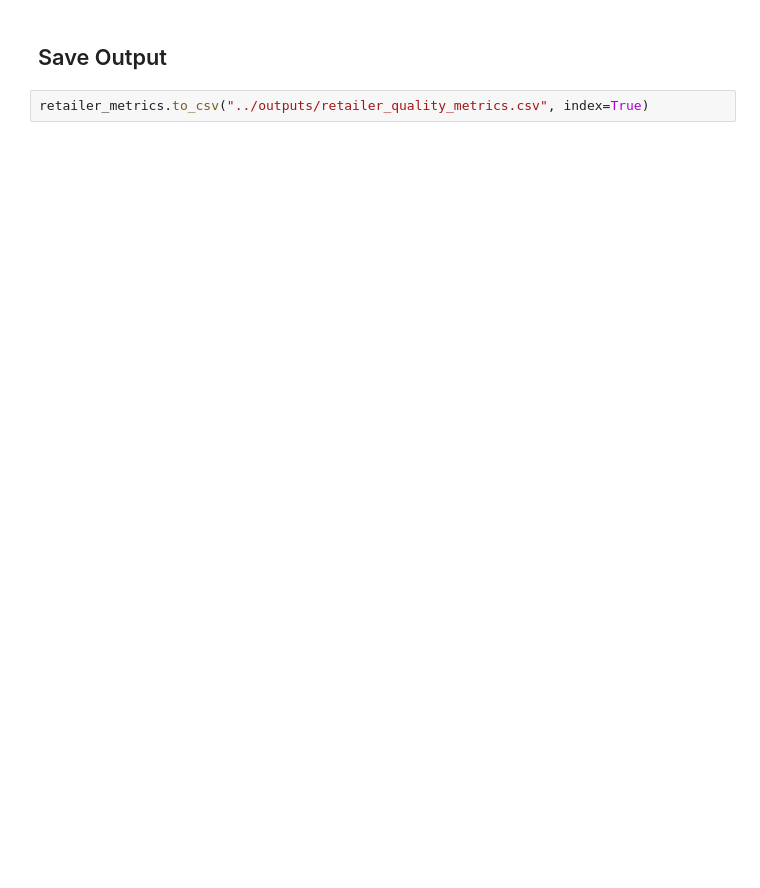
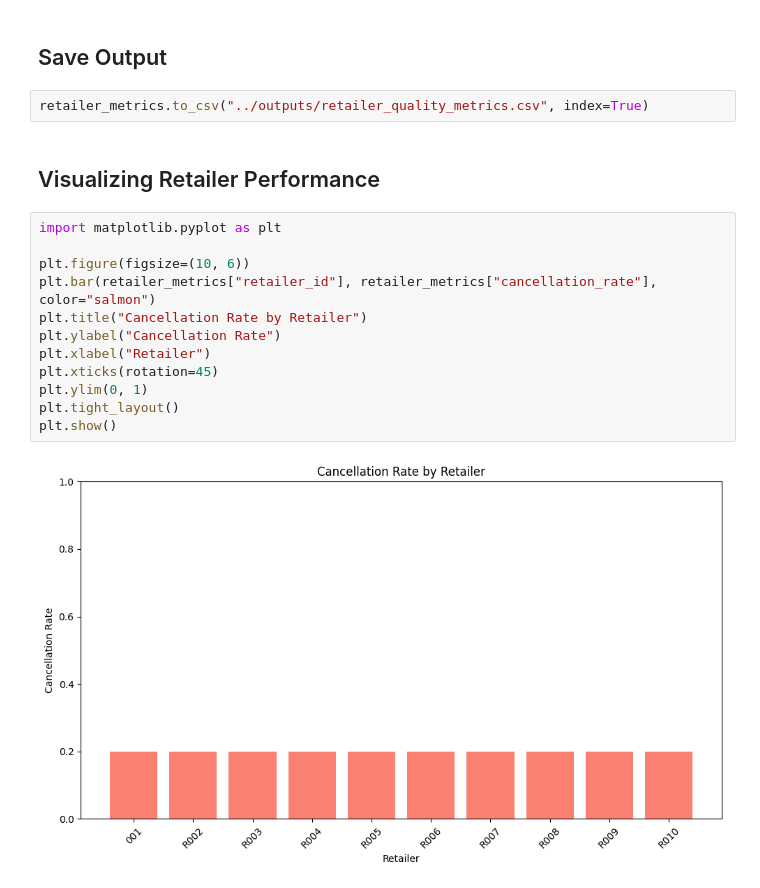
Before and after one commit to mandiedunwoody-lgtm/instacart-fulfillment-quality-analytics, a Jupyter notebook: notebooks/retailer_quality_analysis.ipynb, the cells around one changed output. Drawn from its saved outputs; the diff is of its cells as text; blank space fills up the shorter version.

Commit message:
Add visualization section and charts

```diff
--- a/notebooks/retailer_quality_analysis.ipynb
+++ b/notebooks/retailer_quality_analysis.ipynb
@@ -69,3 +133,19 @@ retailer_metrics
 ## Save Output
 # %%
 retailer_metrics.to_csv("../outputs/retailer_quality_metrics.csv", index=True)
+# %% [markdown]
+## Visualizing Retailer Performance
+# %%
+import matplotlib.pyplot as plt
+
+plt.figure(figsize=(10, 6))
+plt.bar(retailer_metrics["retailer_id"], retailer_metrics["cancellation_rate"], color="salmon")
+plt.title("Cancellation Rate by Retailer")
+plt.ylabel("Cancellation Rate")
+plt.xlabel("Retailer")
+plt.xticks(rotation=45)
+plt.ylim(0, 1)
+plt.tight_layout()
+plt.show()
+# %% [output]
+[figure, added]
```
Also changed, not shown: parts of 10 cells of this notebook, 1 other file.
